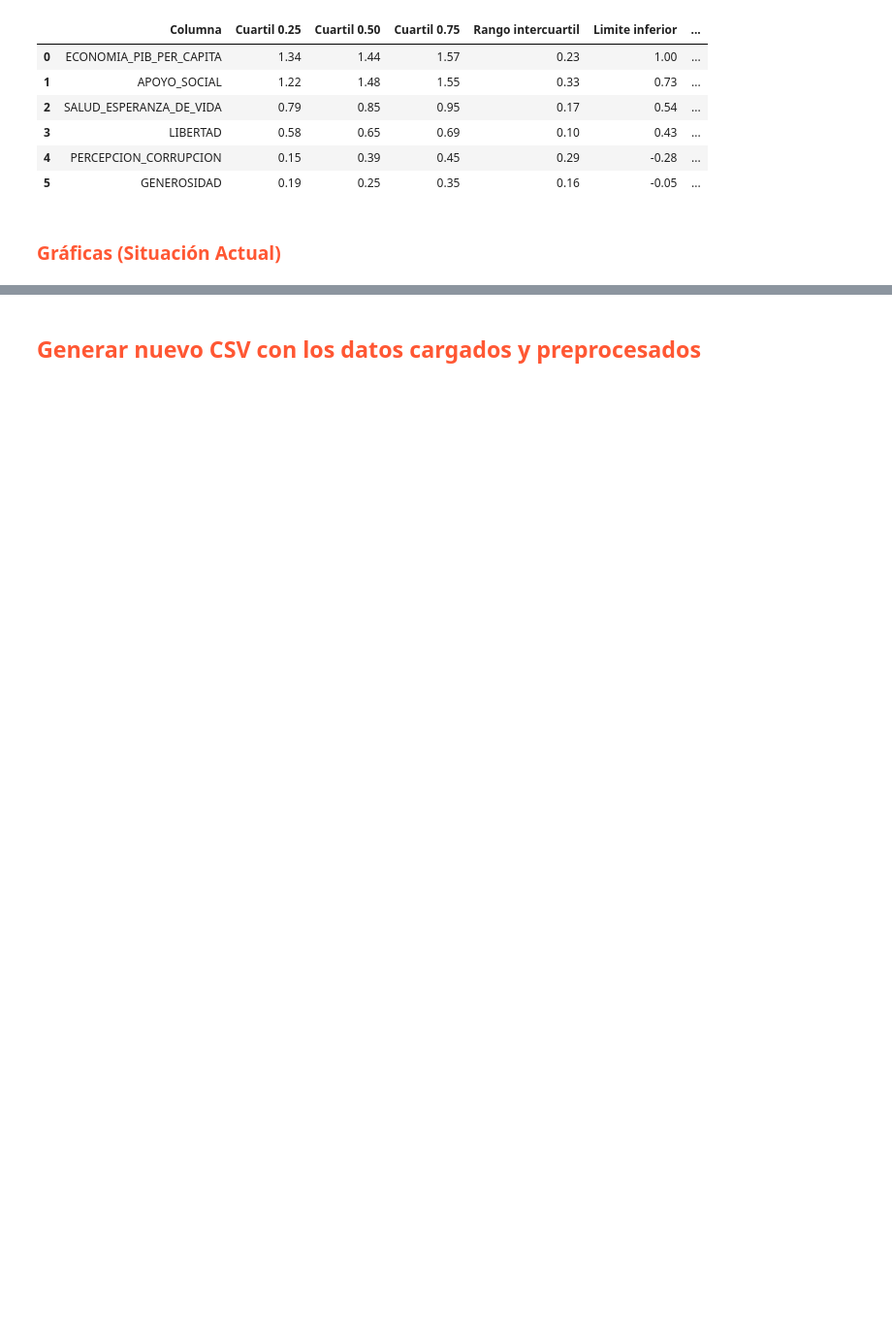
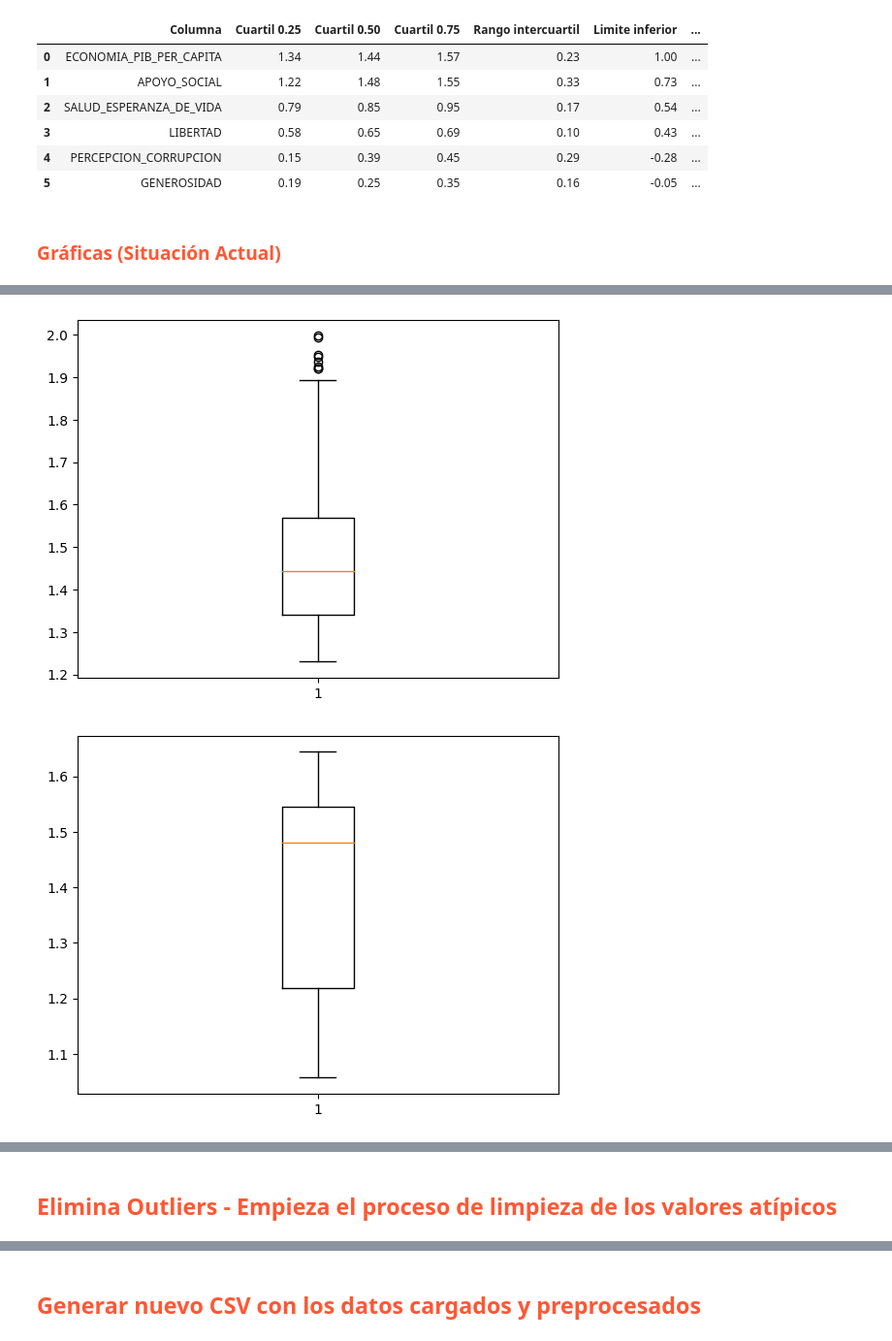
Before and after one commit to G6felicidad/Proyecto_Felicidad_Calidad_Vida, a Jupyter notebook: cuadernos/2.0-limpieza_datos.ipynb, the cells around one changed output, grey strips where cells are left out. Shown: that part at 97% size. Drawn from its saved outputs; the diff is of its cells as text; code cells hidden in the pictures; blank space fills up the shorter version.

```diff
--- a/cuadernos/2.0-limpieza_datos.ipynb
+++ b/cuadernos/2.0-limpieza_datos.ipynb
@@ -206,0 +255,30 @@ Wall time: 87 ms
+# %%
+# Define una función llamada "plot_boxplot"
+
+# Crea el diagram de caja y bigote
+def plot_boxplot(dataframe, columna):
+    fig, ax = plt.subplots()
+
+    # Crea la gráfica boxplot
+    ax.boxplot(dataframe[columna])
+
+    # Función que ajusta los valores en el eje "Y" para que todas las gráficas presenten el mismo valore en este eje.
+    # ax.set_ylim(0, 120)
+    # ax.set_yticks(range(0, 100, 15))
+    # plt.show()
+
+    # Elimina las líneas de cuadrícula
+    plt.grid(False)
+
+    # Apresenta la gráfica en pantalla
+    plt.show()
+# %%
+plot_boxplot(df, "ECONOMIA_PIB_PER_CAPITA")
+plot_boxplot(df, "APOYO_SOCIAL")
+plot_boxplot(df, "SALUD_ESPERANZA_DE_VIDA")
+plot_boxplot(df, "LIBERTAD")
+plot_boxplot(df, "PERCEPCION_CORRUPCION")
+plot_boxplot(df, "GENEROSIDAD")
+# %% [output]
+[figure, added]
+[figure, added]
@@ -206,0 +289,2 @@ Wall time: 87 ms
+# %% [markdown]
+## <font color=#FF5733>Elimina Outliers - Empieza el proceso de limpieza de los valores atípicos</font>
```
Also changed, not shown: parts of 17 cells of this notebook, 1 other file.
